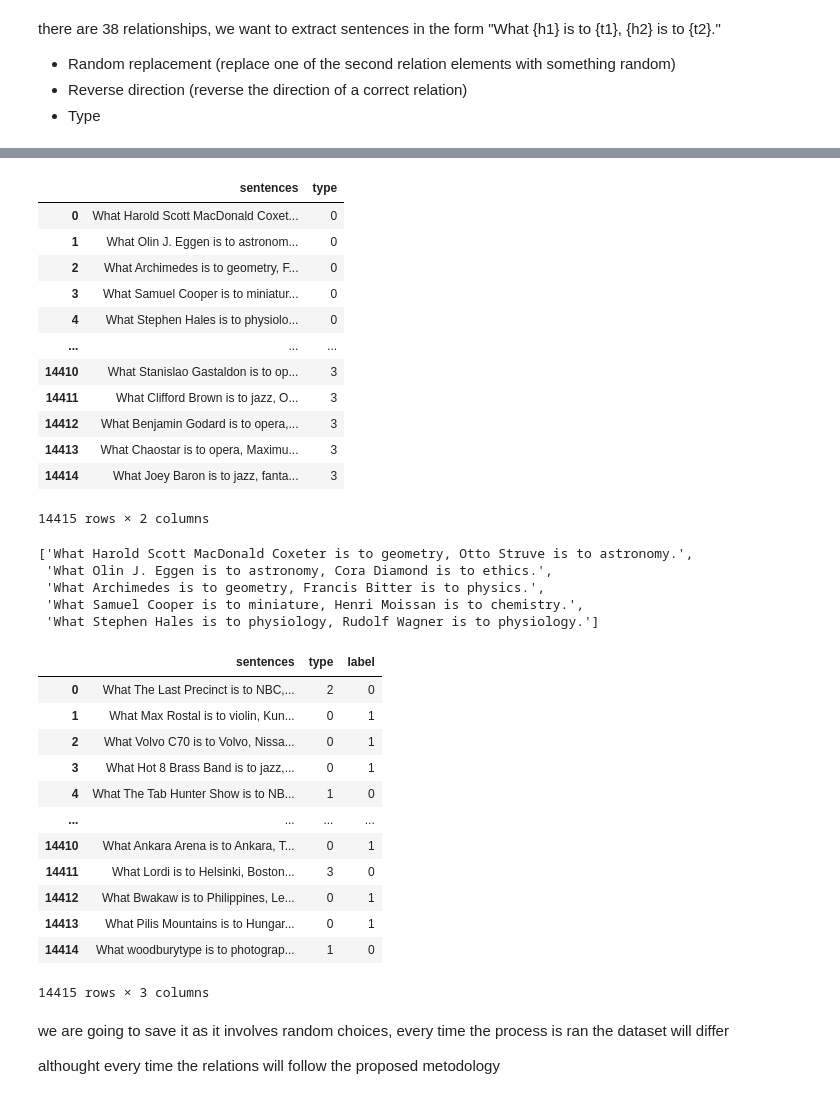
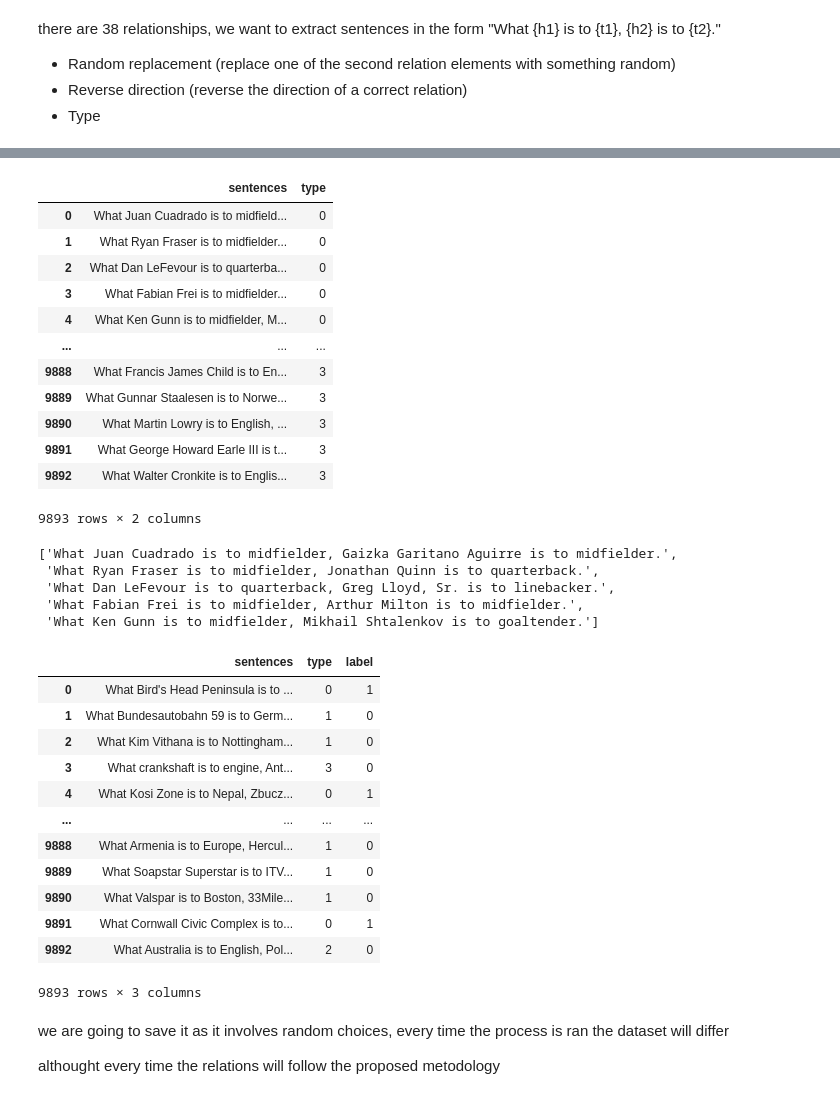
Before and after one commit to rrossierba/digital-transformation-computer-security, a Jupyter notebook: probe_t5.ipynb, the cells around one changed output, grey strips where cells are left out. Drawn from its saved outputs; the diff is of its cells as text; code cells hidden in the pictures.

Commit message:
added datasets cap

```diff
--- a/probe_t5.ipynb
+++ b/probe_t5.ipynb
@@ -859,7 +858,7 @@ Mexico City - is-twin-city - Seoul
 Gary Burton - plays-music - jazz
 # %%
 # ideally the dataset will be 6000 (correct) + 3 (random, reverse, type) * 2000 (wrong) = 12000 sentences
-total_dataset_len = 15000
+total_dataset_len = 10200
 number_correct_relationships = total_dataset_len//2
 number_wrong_relationships = total_dataset_len//6
 
@@ -962,71 +961,71 @@ for r in tqdm(relationships, desc='Extracting wrong relationships (type)'):
                 h2 = row2['first_entity']
                 t2 = row2['second_entity']
 
                 # to be replaced
                 h3 = row3['first_entity']
                 t3 = row3['second_entity']
                 h4 = row4['first_entity']
                 t4 = row4['second_entity']
 
                 if (h1!=h3 and h1!=h4 and h2!=h3 and h2!=h4 and t1!=t3 and t1!=t4 and t2!=t3 and t2!=t4 and h3!=h4 and t3!=t4):
                     rel_df = rel_df.drop(sampled.index)
 
                     random_replacement_sentence_1 = PROMPT.format(h1=h1, t1=t1, h2=h3, t2=h4)
                     random_replacement_sentence_2 = PROMPT.format(h1=h2, t1=t2, h2=t3, t2=t4)
 
                     # first wrong sentence
                     pararel_analogies_dict['sentences'].append(random_replacement_sentence_1)
                     pararel_analogies_dict['type'].append(3) # 3 means wrong type relationship
 
                     # second wrong sentence
                     pararel_analogies_dict['sentences'].append(random_replacement_sentence_2)
                     pararel_analogies_dict['type'].append(3) # 3 means wrong type relationship
                     sampled_done = True
 
 
 
 pararel_analogies_df = pd.DataFrame(pararel_analogies_dict)
 pararel_analogies_df
 # %% [output]
 |  | sentences | type |
-| 0 | What Harold Scott MacDonald Coxet... | 0 |
-| 1 | What Olin J. Eggen is to astronom... | 0 |
-| 2 | What Archimedes is to geometry, F... | 0 |
-| 3 | What Samuel Cooper is to miniatur... | 0 |
-| 4 | What Stephen Hales is to physiolo... | 0 |
+| 0 | What Juan Cuadrado is to midfield... | 0 |
+| 1 | What Ryan Fraser is to midfielder... | 0 |
+| 2 | What Dan LeFevour is to quarterba... | 0 |
+| 3 | What Fabian Frei is to midfielder... | 0 |
+| 4 | What Ken Gunn is to midfielder, M... | 0 |
 | ... | ... | ... |
-| 14410 | What Stanislao Gastaldon is to op... | 3 |
-| 14411 | What Clifford Brown is to jazz, O... | 3 |
-| 14412 | What Benjamin Godard is to opera,... | 3 |
-| 14413 | What Chaostar is to opera, Maximu... | 3 |
-| 14414 | What Joey Baron is to jazz, fanta... | 3 |
+| 9888 | What Francis James Child is to En... | 3 |
+| 9889 | What Gunnar Staalesen is to Norwe... | 3 |
+| 9890 | What Martin Lowry is to English, ... | 3 |
+| 9891 | What George Howard Earle III is t... | 3 |
+| 9892 | What Walter Cronkite is to Englis... | 3 |
-14415 rows × 2 columns
+9893 rows × 2 columns
 # %%
 pararel_analogies_df.head()['sentences'].to_list()
 # %% [output]
-['What Harold Scott MacDonald Coxeter is to geometry, Otto Struve is to astronomy.',
- 'What Olin J. Eggen is to astronomy, Cora Diamond is to ethics.',
- 'What Archimedes is to geometry, Francis Bitter is to physics.',
- 'What Samuel Cooper is to miniature, Henri Moissan is to chemistry.',
- 'What Stephen Hales is to physiology, Rudolf Wagner is to physiology.']
+['What Juan Cuadrado is to midfielder, Gaizka Garitano Aguirre is to midfielder.',
+ 'What Ryan Fraser is to midfielder, Jonathan Quinn is to quarterback.',
+ 'What Dan LeFevour is to quarterback, Greg Lloyd, Sr. is to linebacker.',
+ 'What Fabian Frei is to midfielder, Arthur Milton is to midfielder.',
+ 'What Ken Gunn is to midfielder, Mikhail Shtalenkov is to goaltender.']
 # %%
 pararel_analogies_df['label'] = pararel_analogies_df['type'].apply(lambda x: 1 if x == 0 else 0)
 pararel_analogies_df = pararel_analogies_df.sample(frac=1, random_state=42).reset_index(drop=True)
 pararel_analogies_df
 # %% [output]
 |  | sentences | type | label |
-| 0 | What The Last Precinct is to NBC,... | 2 | 0 |
-| 1 | What Max Rostal is to violin, Kun... | 0 | 1 |
-| 2 | What Volvo C70 is to Volvo, Nissa... | 0 | 1 |
-| 3 | What Hot 8 Brass Band is to jazz,... | 0 | 1 |
-| 4 | What The Tab Hunter Show is to NB... | 1 | 0 |
+| 0 | What Bird's Head Peninsula is to ... | 0 | 1 |
+| 1 | What Bundesautobahn 59 is to Germ... | 1 | 0 |
+| 2 | What Kim Vithana is to Nottingham... | 1 | 0 |
+| 3 | What crankshaft is to engine, Ant... | 3 | 0 |
+| 4 | What Kosi Zone is to Nepal, Zbucz... | 0 | 1 |
 | ... | ... | ... | ... |
-| 14410 | What Ankara Arena is to Ankara, T... | 0 | 1 |
-| 14411 | What Lordi is to Helsinki, Boston... | 3 | 0 |
-| 14412 | What Bwakaw is to Philippines, Le... | 0 | 1 |
-| 14413 | What Pilis Mountains is to Hungar... | 0 | 1 |
-| 14414 | What woodburytype is to photograp... | 1 | 0 |
+| 9888 | What Armenia is to Europe, Hercul... | 1 | 0 |
+| 9889 | What Soapstar Superstar is to ITV... | 1 | 0 |
+| 9890 | What Valspar is to Boston, 33Mile... | 1 | 0 |
+| 9891 | What Cornwall Civic Complex is to... | 0 | 1 |
+| 9892 | What Australia is to English, Pol... | 2 | 0 |
-14415 rows × 3 columns
+9893 rows × 3 columns
 # %% [markdown]
 we are going to save it as it involves random choices, every time the process is ran the dataset will differ
 
```
Also changed, not shown: parts of 31 cells of this notebook.
